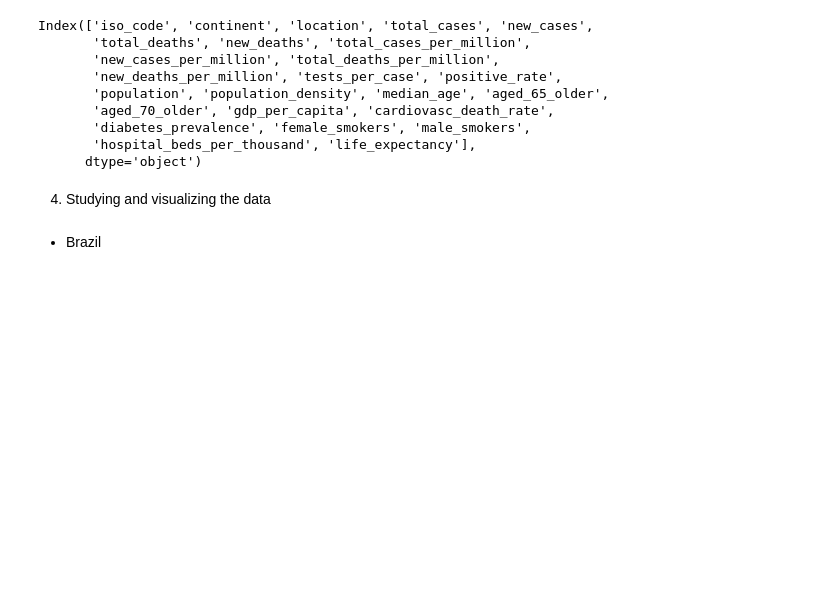
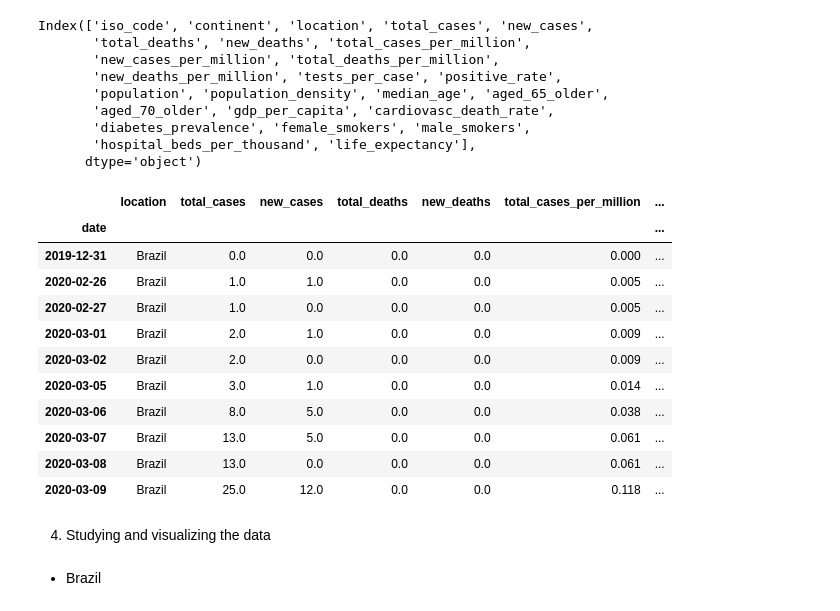
Before and after one commit to RoxannaW/Project_August_Corona, a Jupyter notebook: Rama_Alba/mi_trabajo.ipynb, the cells around one changed output. Cells and saved outputs as stored; diff of their text form; code cells hidden in the pictures; blank space fills up the shorter version.

```diff
--- a/Rama_Alba/mi_trabajo.ipynb
+++ b/Rama_Alba/mi_trabajo.ipynb
@@ -137,6 +144,21 @@ Index(['iso_code', 'continent', 'location', 'total_cases', 'new_cases',
 #removing the columns that have irrelevant data for our study. # TODO have a look if we want to remove other columns as well. Depends on what we are actually analising.. hypothesis?
 
 data_covid.drop(['iso_code', 'continent','gdp_per_capita','life_expectancy', 'cardiovasc_death_rate', 'diabetes_prevalence'], axis=1, inplace=True)
+# %%
+data_covid.head(10)
+# %% [output]
+|  | location | total_cases | new_cases | total_deaths | new_deaths | total_cases_per_million | ... |
+| date |  |  |  |  |  |  | ... |
+| 2019-12-31 | Brazil | 0.0 | 0.0 | 0.0 | 0.0 | 0.000 | ... |
+| 2020-02-26 | Brazil | 1.0 | 1.0 | 0.0 | 0.0 | 0.005 | ... |
+| 2020-02-27 | Brazil | 1.0 | 0.0 | 0.0 | 0.0 | 0.005 | ... |
+| 2020-03-01 | Brazil | 2.0 | 1.0 | 0.0 | 0.0 | 0.009 | ... |
+| 2020-03-02 | Brazil | 2.0 | 0.0 | 0.0 | 0.0 | 0.009 | ... |
+| 2020-03-05 | Brazil | 3.0 | 1.0 | 0.0 | 0.0 | 0.014 | ... |
+| 2020-03-06 | Brazil | 8.0 | 5.0 | 0.0 | 0.0 | 0.038 | ... |
+| 2020-03-07 | Brazil | 13.0 | 5.0 | 0.0 | 0.0 | 0.061 | ... |
+| 2020-03-08 | Brazil | 13.0 | 0.0 | 0.0 | 0.0 | 0.061 | ... |
+| 2020-03-09 | Brazil | 25.0 | 12.0 | 0.0 | 0.0 | 0.118 | ... |
 # %% [markdown]
 4. Studying and visualizing the data
 # %% [markdown]
```
Also changed, not shown: parts of 20 cells of this notebook.
